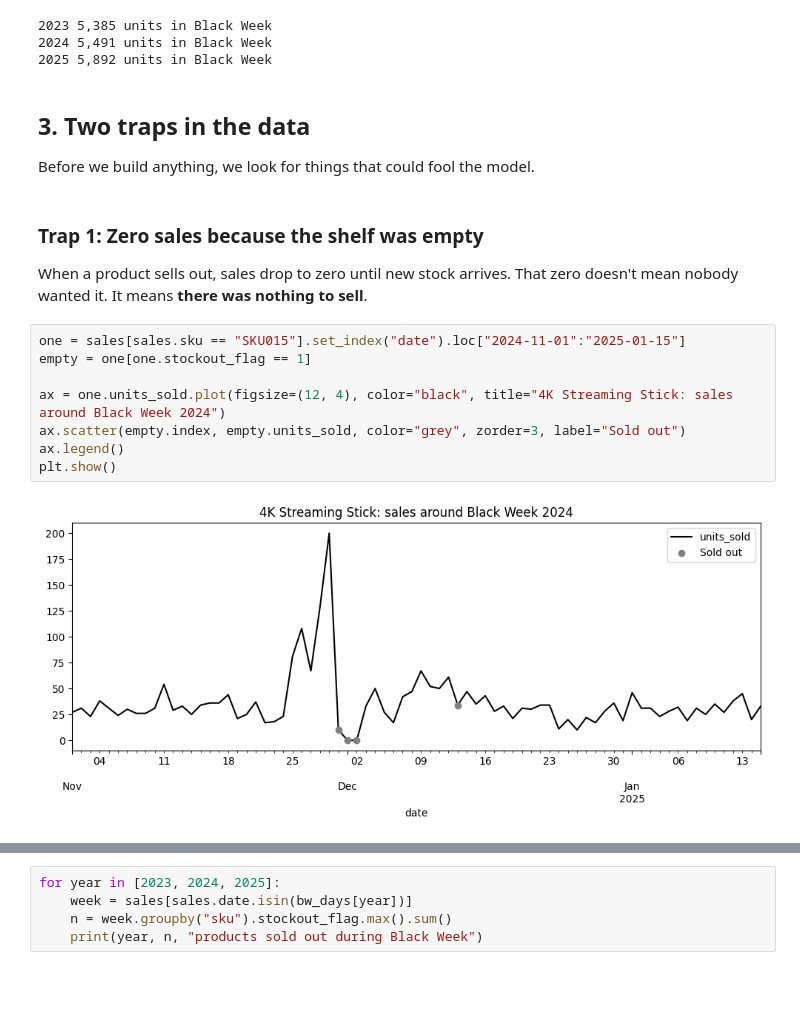
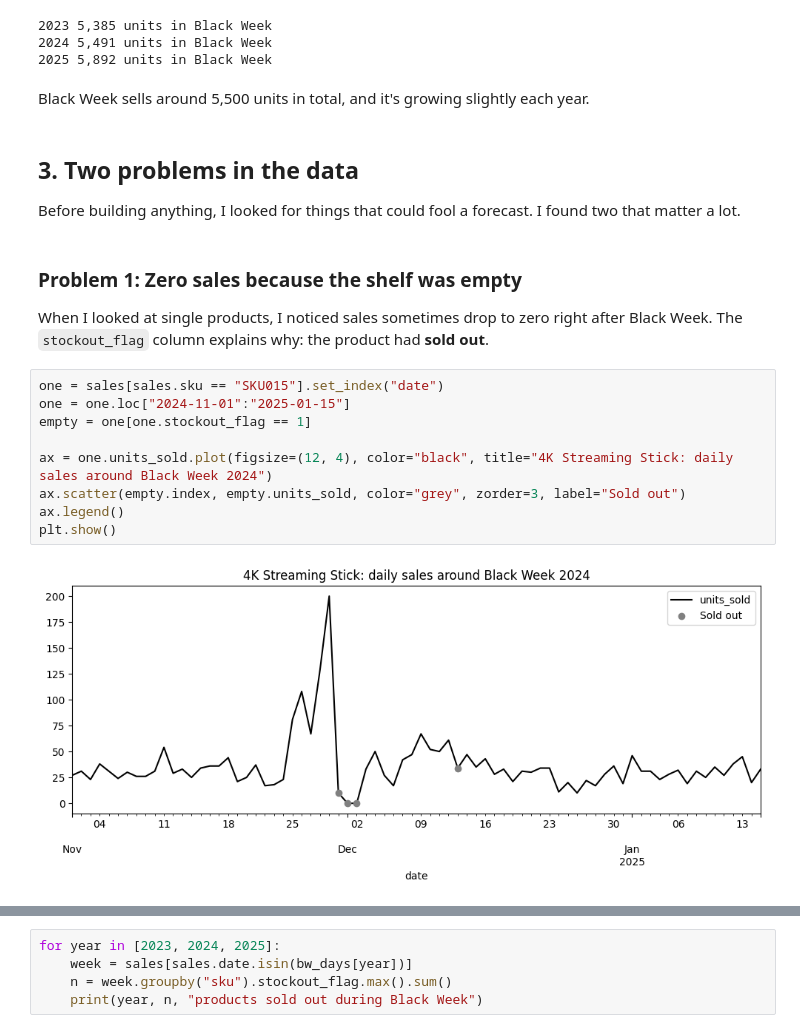
Before and after one commit to Ibarca/Predicting-Product-Demand-from-Sales-and-Marketing-Campaigns, a Jupyter notebook: notebooks/01_black_week_forecast.ipynb, the cells around one changed output, grey strips where cells are left out. Cells and saved outputs as stored; diff of their text form; blank space fills up the shorter version.

```diff
--- a/notebooks/01_black_week_forecast.ipynb
+++ b/notebooks/01_black_week_forecast.ipynb
@@ -138,21 +212,24 @@ for year in [2023, 2024, 2025]:
 2023 5,385 units in Black Week
 2024 5,491 units in Black Week
 2025 5,892 units in Black Week
+# %% [markdown]
+Black Week sells around 5,500 units in total, and it's growing slightly each year.
 # %% [markdown]
-## 3. Two traps in the data
+## 3. Two problems in the data
 
-Before we build anything, we look for things that could fool the model.
+Before building anything, I looked for things that could fool a forecast. I found two that matter a lot.
-# %% [markdown]
-### Trap 1: Zero sales because the shelf was empty
-
-When a product sells out, sales drop to zero until new stock arrives. That zero doesn't mean nobody wanted it. It means **there was nothing to sell**.
+# %% [markdown]
+### Problem 1: Zero sales because the shelf was empty
+
+When I looked at single products, I noticed sales sometimes drop to zero right after Black Week. The `stockout_flag` column explains why: the product had **sold out**.
 # %%
-one = sales[sales.sku == "SKU015"].set_index("date").loc["2024-11-01":"2025-01-15"]
+one = sales[sales.sku == "SKU015"].set_index("date")
+one = one.loc["2024-11-01":"2025-01-15"]
 empty = one[one.stockout_flag == 1]
 
-ax = one.units_sold.plot(figsize=(12, 4), color="black", title="4K Streaming Stick: sales around Black Week 2024")
+ax = one.units_sold.plot(figsize=(12, 4), color="black", title="4K Streaming Stick: daily sales around Black Week 2024")
 ax.scatter(empty.index, empty.units_sold, color="grey", zorder=3, label="Sold out")
 ax.legend()
 plt.show()
 # %% [output]
-[figure, old version]
+[figure, new version]
```
Also changed, not shown: parts of 106 cells of this notebook.
